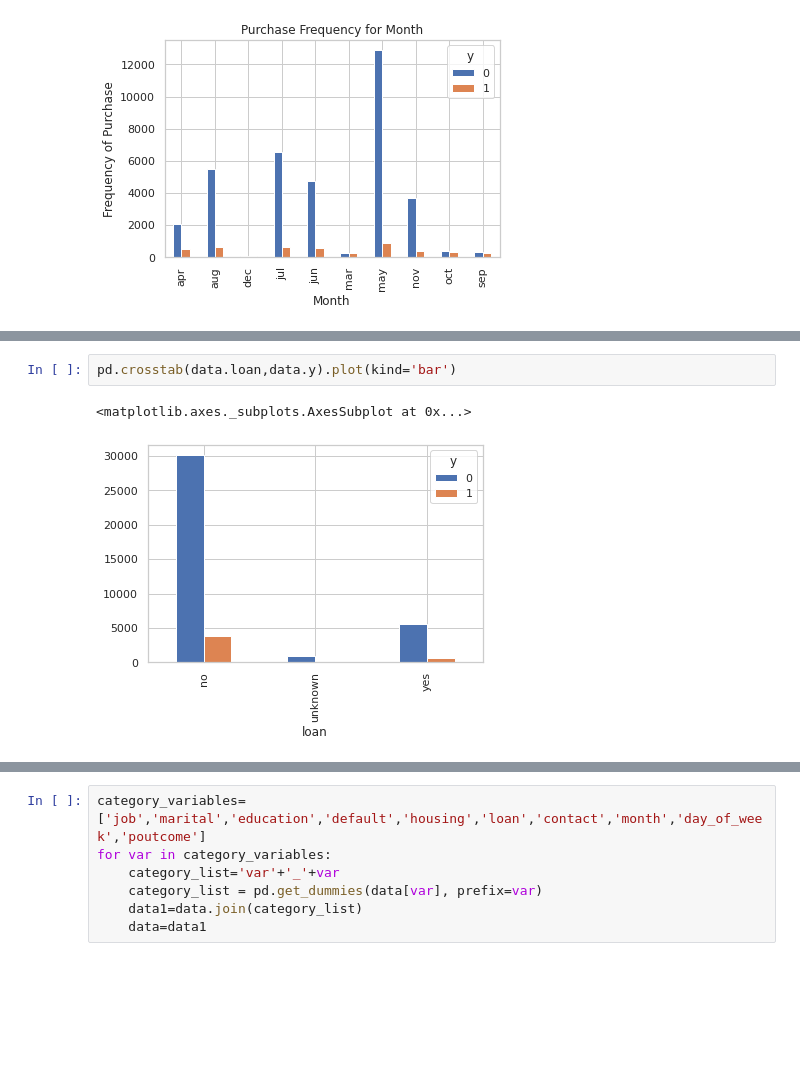
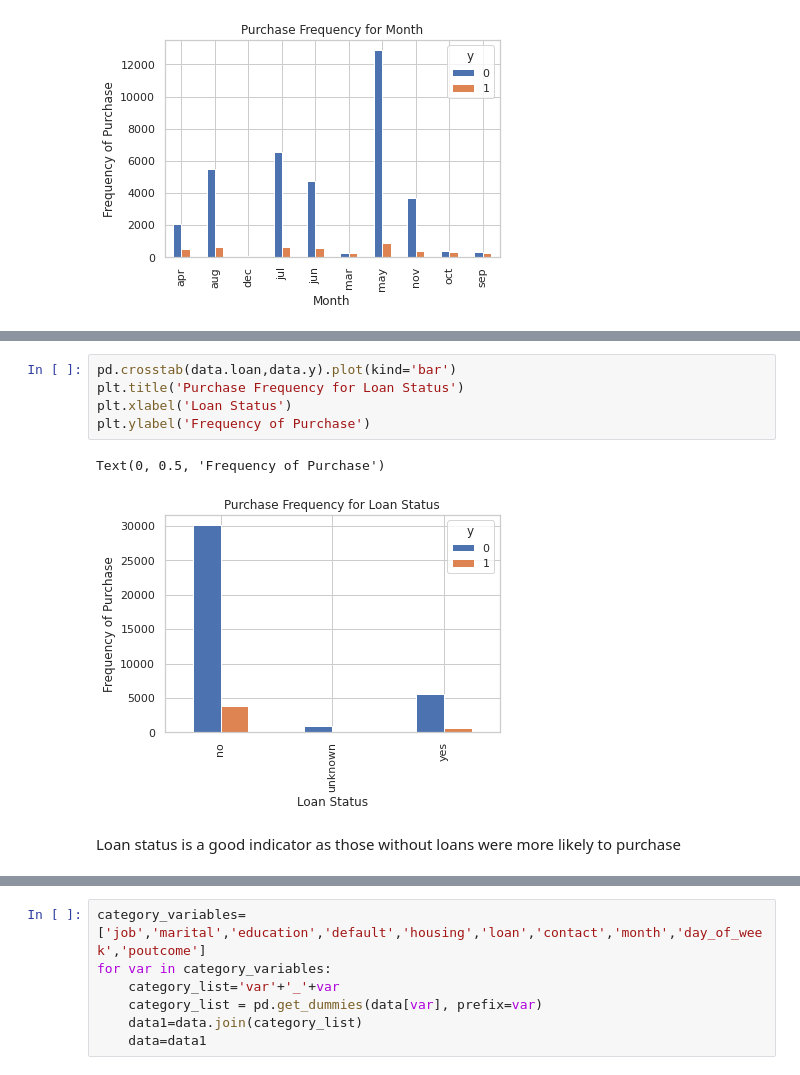
Before and after one commit to thegrouch4413/Predictive-Analysis, a Jupyter notebook: Banking_Analysis_Assignment_1.ipynb, the cells around one changed output, grey strips where cells are left out. Saved outputs shown, nothing was run; the diff lists cells and outputs as text; blank space fills up the shorter version.

```diff
--- a/Banking_Analysis_Assignment_1.ipynb
+++ b/Banking_Analysis_Assignment_1.ipynb
@@ -62,7 +88,12 @@ pd.crosstab(data.default,data.y).plot(kind='bar')
 # %%
 pd.crosstab(data.loan,data.y).plot(kind='bar')
+plt.title('Purchase Frequency for Loan Status')
+plt.xlabel('Loan Status')
+plt.ylabel('Frequency of Purchase')
 # %% [output]
-<matplotlib.axes._subplots.AxesSubplot at 0x...>
+Text(0, 0.5, 'Frequency of Purchase')
-[figure, old version]
+[figure, new version]
+# %% [markdown]
+Loan status is a good indicator as those without loans were more likely to purchase
 # %%
 pd.crosstab(data.poutcome,data.y).plot(kind='bar')
```
Also changed, not shown: parts of 19 cells of this notebook.
